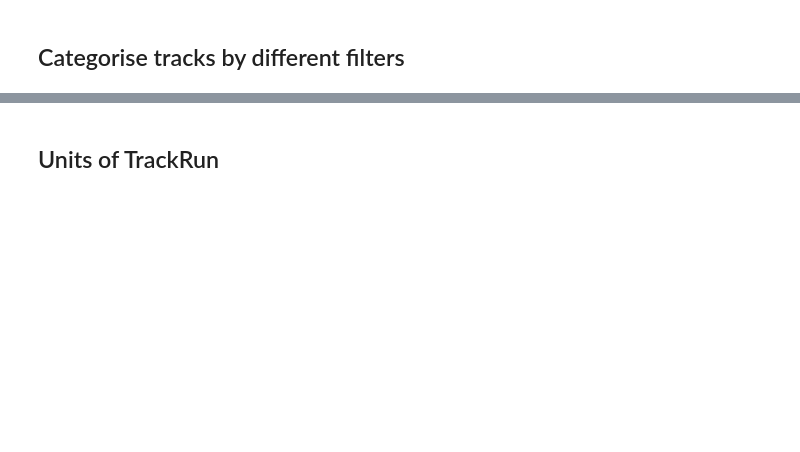
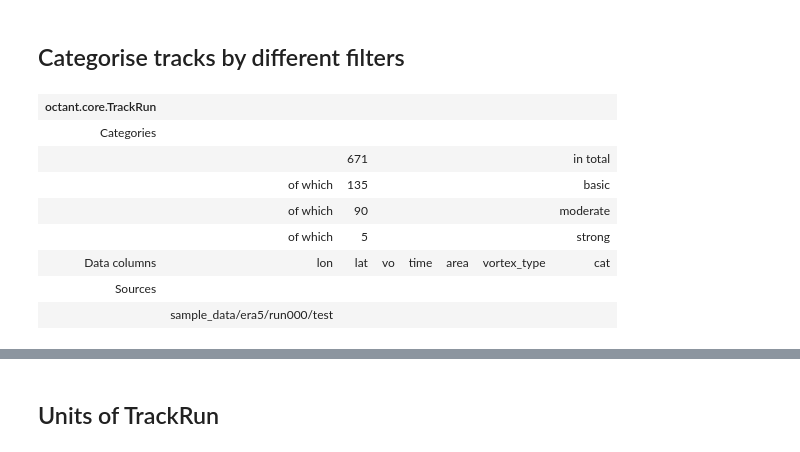
Before and after one commit to dennissergeev/octant, a Jupyter notebook: examples/Basics.ipynb, the cells around one changed output, grey strips where cells are left out. Drawn from its saved outputs; the diff is of its cells as text; code cells hidden in the pictures; blank space fills up the shorter version.

```diff
--- a/examples/Basics.ipynb
+++ b/examples/Basics.ipynb
@@ -60,4 +82,16 @@ lsm = xr.open_dataarray(sample_dir / dataset / 'lsm.nc')
 lsm = lsm.squeeze()  # remove singular time dimension
 # %%
 TR.categorise(lsm=lsm, filt_by_dist=False, filt_by_land=True, filt_by_domain_bounds=True, coast_rad=50)
+# %%
+TR
+# %% [output]
+| octant.core.TrackRun |  |  |  |  |  |  |  |
+| Categories |
+|  |  | 671 |  |  |  |  | in total |
+|  | of which | 135 |  |  |  |  | basic |
+|  | of which | 90 |  |  |  |  | moderate |
+|  | of which | 5 |  |  |  |  | strong |
+| Data columns | lon | lat | vo | time | area | vortex_type | cat |
+| Sources |
+|  | sample_data/era5/run000/test |  |  |  |  |  |  |
 # %%
```
Also changed, not shown: parts of 21 cells of this notebook, 1 other file.
